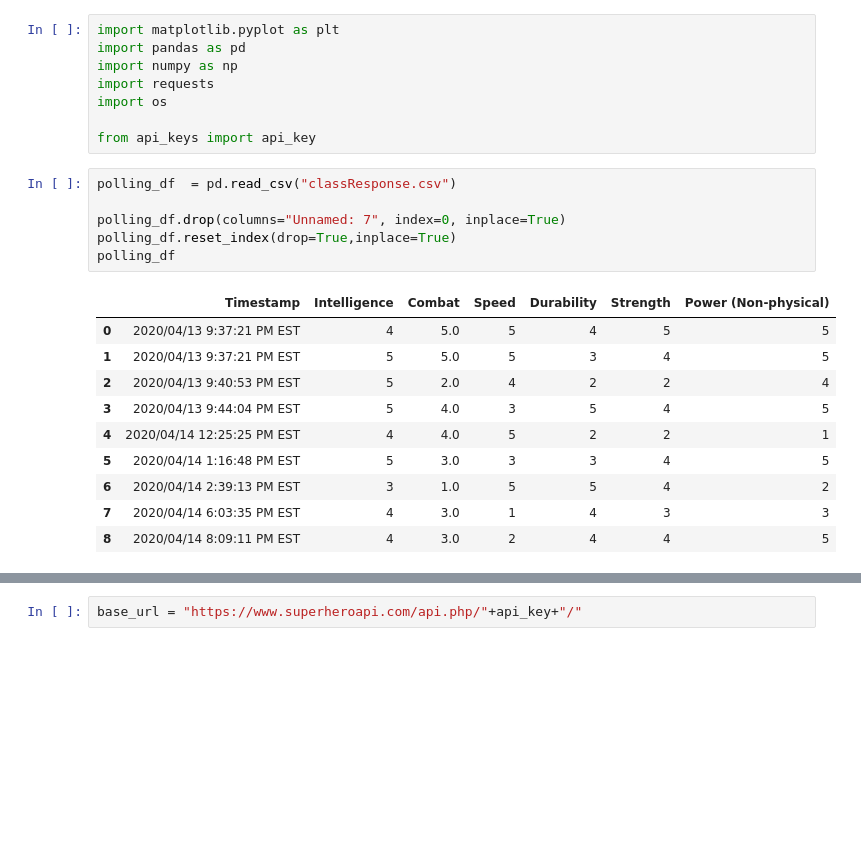
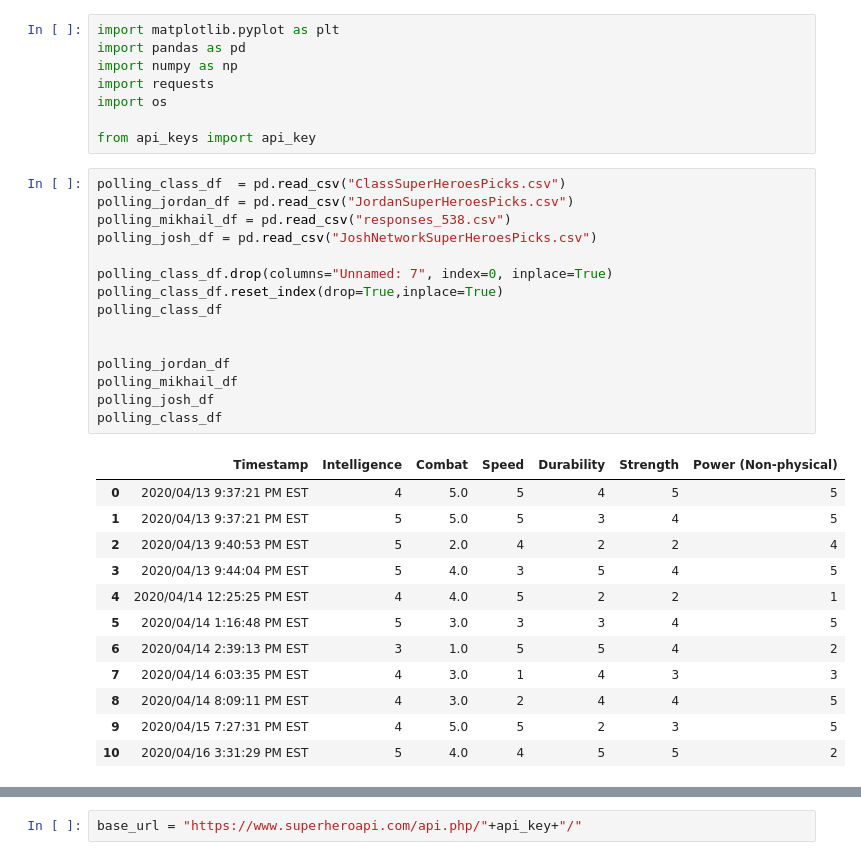
Before and after one commit to kyraha/project-one, a Jupyter notebook: csvPollGraphing.ipynb, the cells around one changed output, grey strips where cells are left out. Saved outputs shown, nothing was run; the diff lists cells and outputs as text; blank space fills up the shorter version.

```diff
--- a/csvPollGraphing.ipynb
+++ b/csvPollGraphing.ipynb
@@ -7,19 +7,30 @@ import os
 
 from api_keys import api_key
 # %%
-polling_df  = pd.read_csv("classResponse.csv")
+polling_class_df  = pd.read_csv("ClassSuperHeroesPicks.csv")
+polling_jordan_df = pd.read_csv("JordanSuperHeroesPicks.csv")
+polling_mikhail_df = pd.read_csv("responses_538.csv")
+polling_josh_df = pd.read_csv("JoshNetworkSuperHeroesPicks.csv")
 
-polling_df.drop(columns="Unnamed: 7", index=0, inplace=True)
-polling_df.reset_index(drop=True,inplace=True)
-polling_df
+polling_class_df.drop(columns="Unnamed: 7", index=0, inplace=True)
+polling_class_df.reset_index(drop=True,inplace=True)
+polling_class_df
+
+
+polling_jordan_df
+polling_mikhail_df
+polling_josh_df
+polling_class_df
 # %% [output]
 |  | Timestamp | Intelligence | Combat | Speed | Durability | Strength | Power (Non-physical) |
 | 0 | 2020/04/13 9:37:21 PM EST | 4 | 5.0 | 5 | 4 | 5 | 5 |
 | 1 | 2020/04/13 9:37:21 PM EST | 5 | 5.0 | 5 | 3 | 4 | 5 |
 | 2 | 2020/04/13 9:40:53 PM EST | 5 | 2.0 | 4 | 2 | 2 | 4 |
 | 3 | 2020/04/13 9:44:04 PM EST | 5 | 4.0 | 3 | 5 | 4 | 5 |
 | 4 | 2020/04/14 12:25:25 PM EST | 4 | 4.0 | 5 | 2 | 2 | 1 |
 | 5 | 2020/04/14 1:16:48 PM EST | 5 | 3.0 | 3 | 3 | 4 | 5 |
 | 6 | 2020/04/14 2:39:13 PM EST | 3 | 1.0 | 5 | 5 | 4 | 2 |
 | 7 | 2020/04/14 6:03:35 PM EST | 4 | 3.0 | 1 | 4 | 3 | 3 |
 | 8 | 2020/04/14 8:09:11 PM EST | 4 | 3.0 | 2 | 4 | 4 | 5 |
+| 9 | 2020/04/15 7:27:31 PM EST | 4 | 5.0 | 5 | 2 | 3 | 5 |
+| 10 | 2020/04/16 3:31:29 PM EST | 5 | 4.0 | 4 | 5 | 5 | 2 |
```
Also changed, not shown: parts of 11 cells of this notebook, 4 other files.
